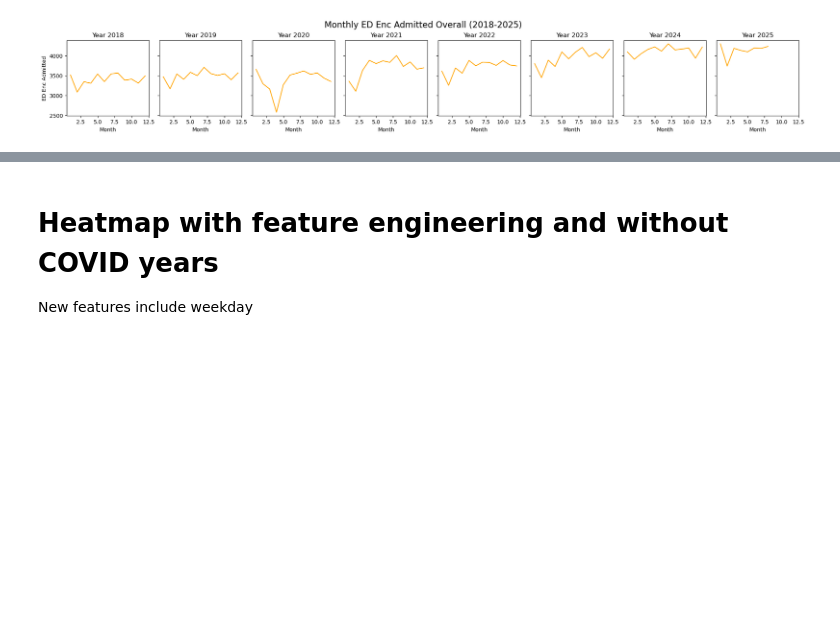
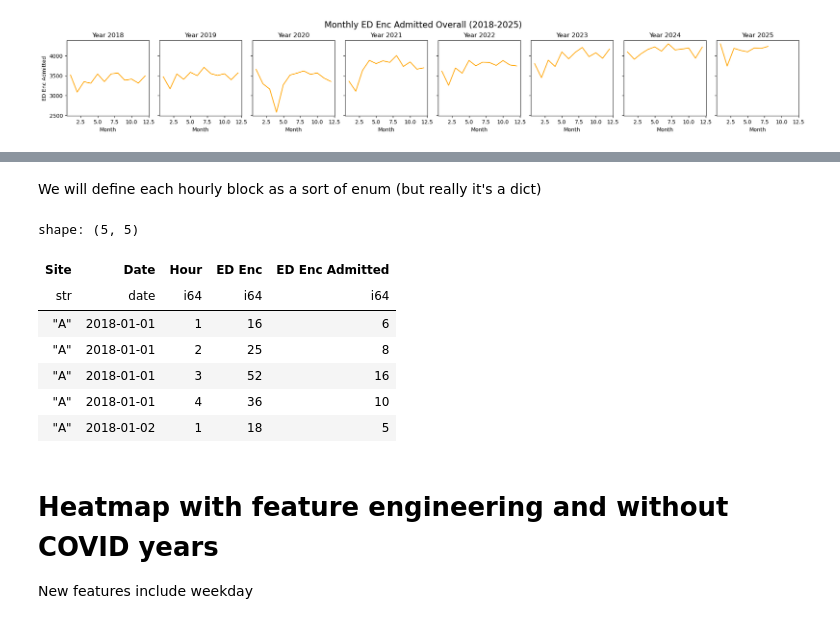
Before and after one commit to southdakotamines-datascience/dsu-no-sleep, a Jupyter notebook: explore.ipynb, the cells around one changed output, grey strips where cells are left out. Saved outputs shown, nothing was run; the diff lists cells and outputs as text; code cells hidden in the pictures; blank space fills up the shorter version.

```diff
--- a/explore.ipynb
+++ b/explore.ipynb
@@ -321,0 +359,27 @@ plt.show()
+# %% [markdown]
+We will define each hourly block as a sort of enum (but really it's a dict)
+# %%
+block_ranges = { 1: range(0, 6),
+                 2: range(6, 12),
+                 3: range(12, 18),
+                 4: range(18, 24) }
+
+hourly_blocks_data = df_friendly_datetime.with_columns(
+    pl.col("Hour").map_elements(lambda hr: next(block for block, hrs in block_ranges.items() if hr in hrs)).alias("Hour")
+)
+hourly_blocks_data = hourly_blocks_data.group_by(["Site", "Date", "Hour"]).agg(pl.col("ED Enc").sum(), pl.col("ED Enc Admitted").sum())
+hourly_blocks_data = hourly_blocks_data.sort(["Site", "Date", "Hour"])
+hourly_blocks_data = hourly_blocks_data.with_columns(
+    pl.col("Site").replace_strict(reverse_site_dict)
+)
+
+hourly_blocks_data.head()
+# %% [output]
+shape: (5, 5)
+| Site | Date | Hour | ED Enc | ED Enc Admitted |
+| str | date | i64 | i64 | i64 |
+| "A" | 2018-01-01 | 1 | 16 | 6 |
+| "A" | 2018-01-01 | 2 | 25 | 8 |
+| "A" | 2018-01-01 | 3 | 52 | 16 |
+| "A" | 2018-01-01 | 4 | 36 | 10 |
+| "A" | 2018-01-02 | 1 | 18 | 5 |
```
Also changed, not shown: parts of 9 cells of this notebook, 2 other files.
